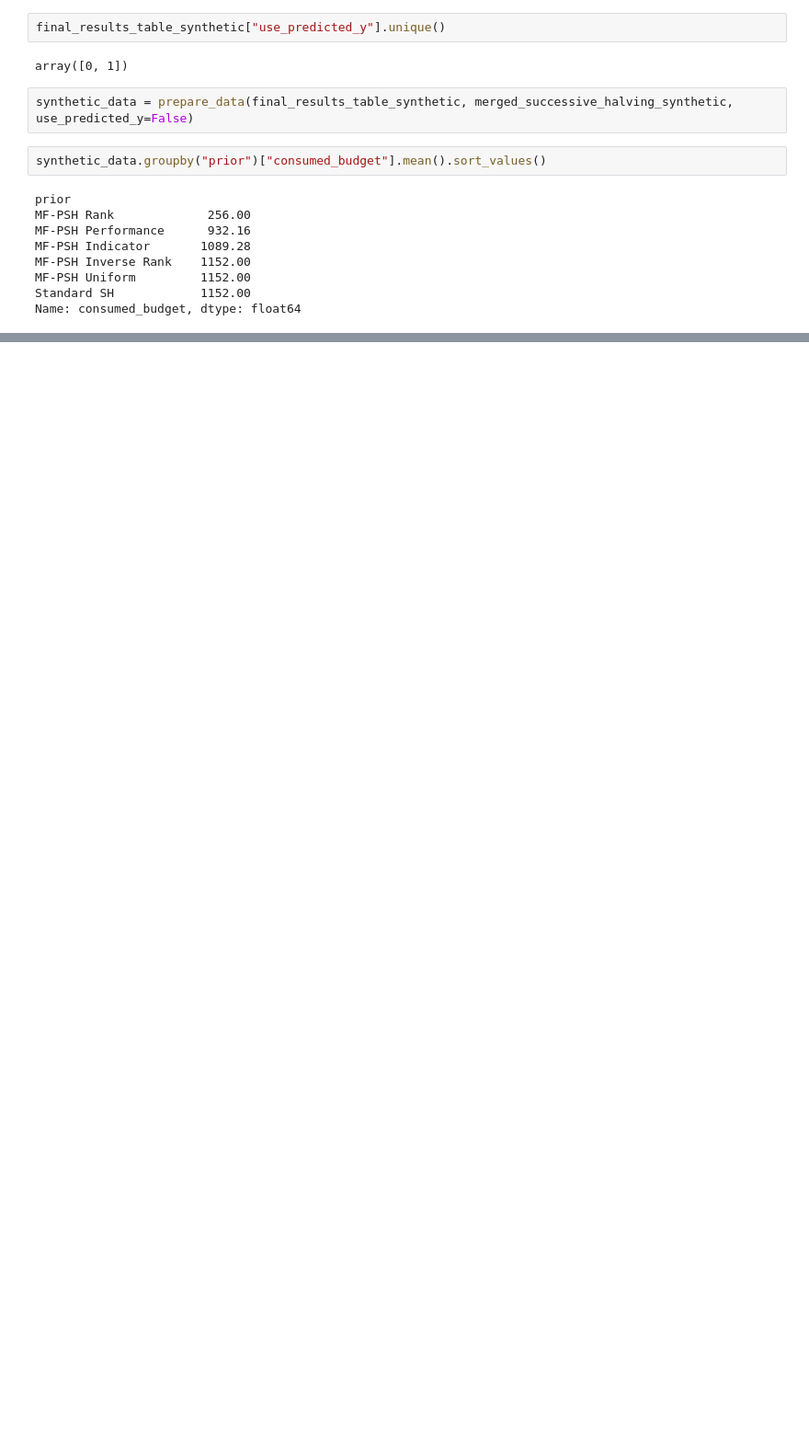
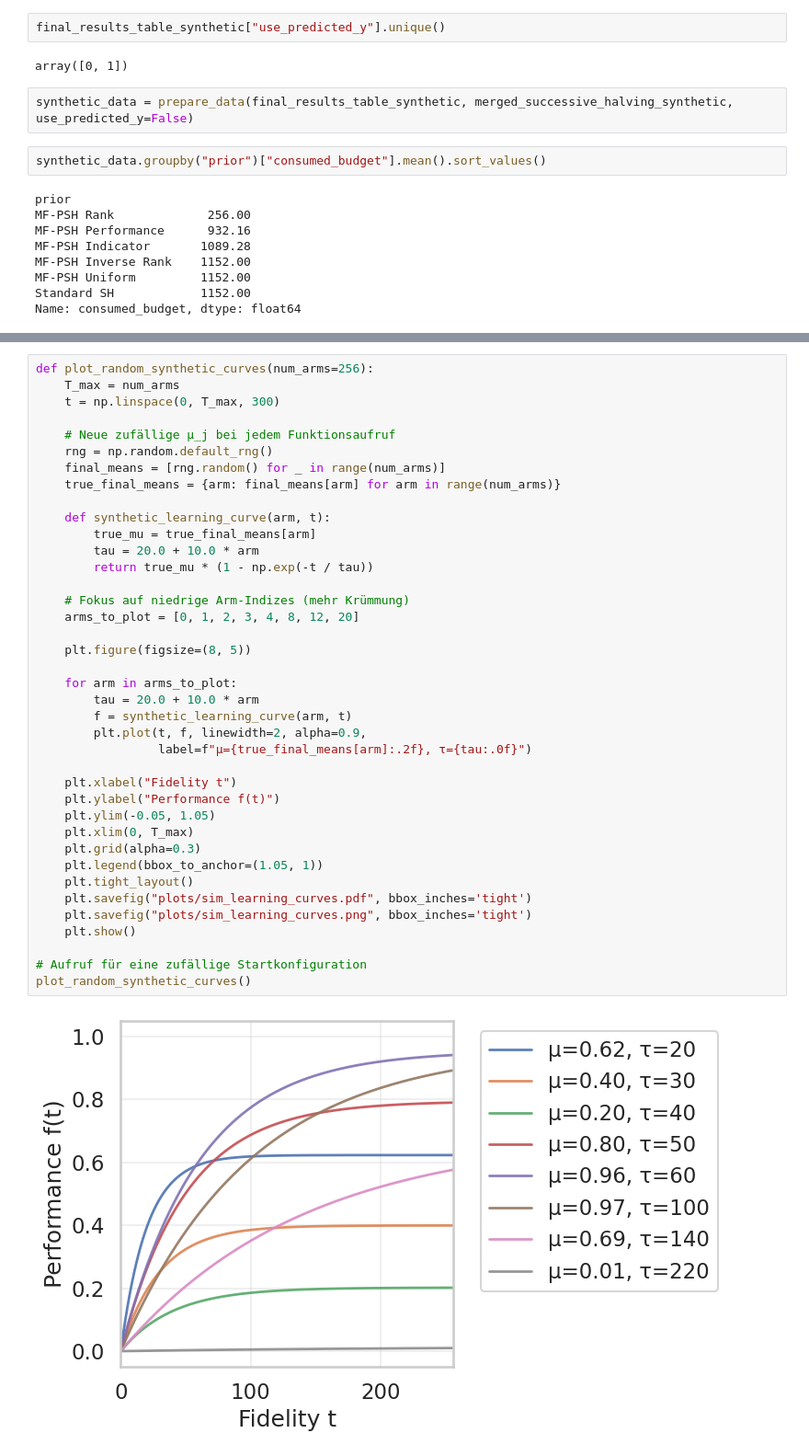
Before and after one commit to lhennig0103/PriorBAI_NeurIPS, a Jupyter notebook: create_plots.ipynb, the cells around one changed output, grey strips where cells are left out. Shown at 92% size. Cells and saved outputs as stored; diff of their text form; blank space fills up the shorter version.

```diff
--- a/create_plots.ipynb
+++ b/create_plots.ipynb
@@ -259,0 +304,41 @@ pareto_front_idea(synthetic_data, (206, 0.0095)).savefig("plots/pareto_front_ide
+# %%
+def plot_random_synthetic_curves(num_arms=256):
+    T_max = num_arms
+    t = np.linspace(0, T_max, 300)
+
+    # Neue zufällige μ_j bei jedem Funktionsaufruf
+    rng = np.random.default_rng()
+    final_means = [rng.random() for _ in range(num_arms)]
+    true_final_means = {arm: final_means[arm] for arm in range(num_arms)}
+
+    def synthetic_learning_curve(arm, t):
+        true_mu = true_final_means[arm]
+        tau = 20.0 + 10.0 * arm
+        return true_mu * (1 - np.exp(-t / tau))
+
+    # Fokus auf niedrige Arm-Indizes (mehr Krümmung)
+    arms_to_plot = [0, 1, 2, 3, 4, 8, 12, 20]
+
+    plt.figure(figsize=(8, 5))
+
+    for arm in arms_to_plot:
+        tau = 20.0 + 10.0 * arm
+        f = synthetic_learning_curve(arm, t)
+        plt.plot(t, f, linewidth=2, alpha=0.9,
+                 label=f"μ={true_final_means[arm]:.2f}, τ={tau:.0f}")
+
+    plt.xlabel("Fidelity t")
+    plt.ylabel("Performance f(t)")
+    plt.ylim(-0.05, 1.05)
+    plt.xlim(0, T_max)
+    plt.grid(alpha=0.3)
+    plt.legend(bbox_to_anchor=(1.05, 1))
+    plt.tight_layout()
+    plt.savefig("plots/sim_learning_curves.pdf", bbox_inches='tight')
+    plt.savefig("plots/sim_learning_curves.png", bbox_inches='tight')
+    plt.show()
+
+# Aufruf für eine zufällige Startkonfiguration
+plot_random_synthetic_curves()
+# %% [output]
+[figure, added]
```
Also changed, not shown: parts of 4 cells of this notebook.
